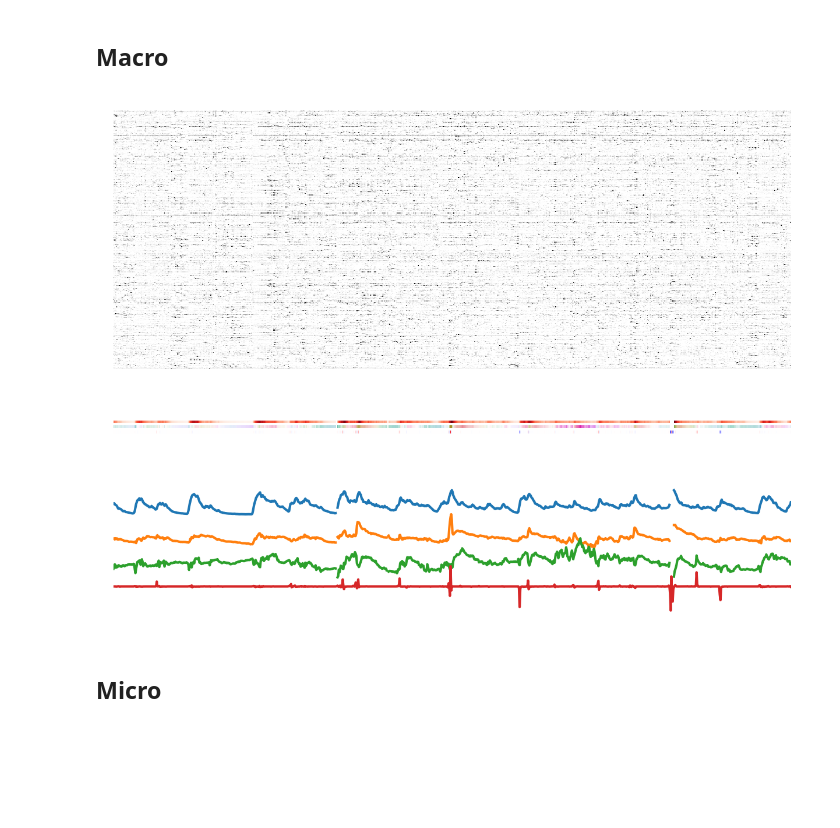
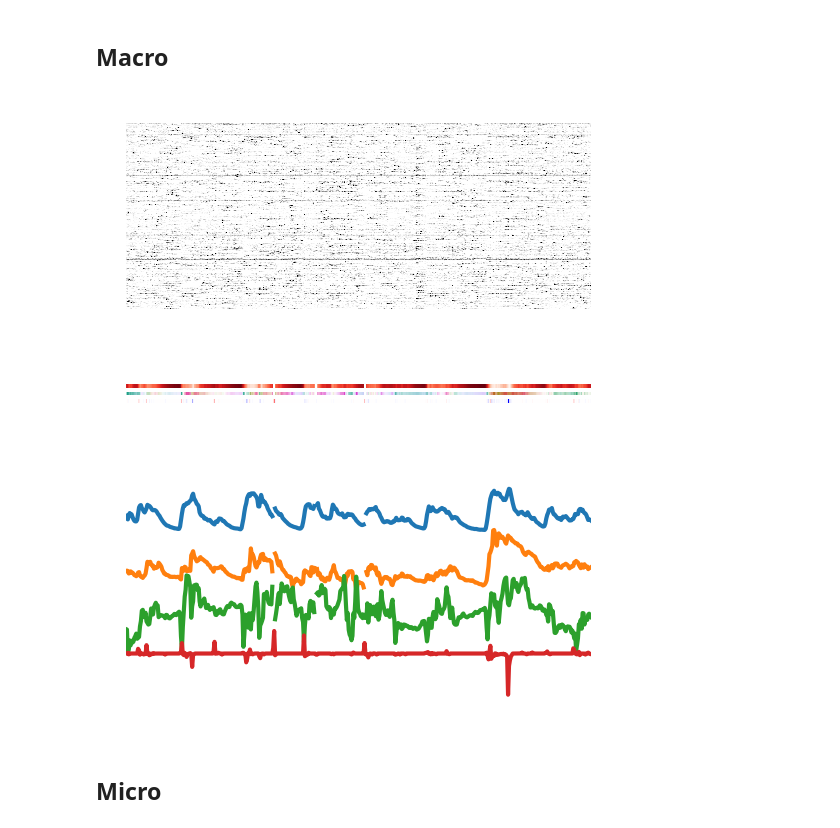
Before and after one commit to cajal/static_v1_data_release, a Jupyter notebook: [Figure]aligned_functional_traces.ipynb, the cells around one changed output. Cells and saved outputs as stored; diff of their text form; code cells hidden in the pictures; blank space fills up the shorter version.

```diff
--- a/[Figure]aligned_functional_traces.ipynb
+++ b/[Figure]aligned_functional_traces.ipynb
@@ -43,5 +179,5 @@ At a trial wise display frequency, this is 1050 trials.
 # %%
-displayed_units = 400
+displayed_units = 200
 
 # will fetch random units, in order to display representative traces
 unit_keys = np.random.choice((meso.Activity.Trace & scan_key).fetch('KEY'),displayed_units,replace=False)
@@ -104,9 +240,9 @@ axes[2].plot(trial_ids,mean_tread_amps)
 # %% [markdown]
 ## Macro
 # %%
-first_trial = 2500
+first_trial = 2000
 onset = (stimulus.Trial & scan_key & f'trial_idx = {first_trial}').fetch1('flip_times')[0][0]
-duration = 1050 # in frames
+duration = 500 # in frames
 resample_freq = 1
 
 # choose resample times in stimulus clock at desired resample frequency
@@ -168,14 +304,14 @@ vs = np.stack([np.interp(ori,
 vs[...,-1] = r
 
 # convert pupil radius and treadmill to color mapping
-radius_trace_raster = cm.Reds(radius_trace)
+radius_trace_raster = cm.Reds_r(radius_trace)
 tread_trace_raster = cm.bwr((tread_trace+1)/2)
 
 
 
 
-fig,ax = plt.subplots(figsize=(5,2),dpi=300)
-ax.imshow(display_traces,vmin=0,vmax=1,cmap='binary',interpolation='none')
+fig,ax = plt.subplots(figsize=(2,2),dpi=300)
+ax.imshow(display_traces,vmin=0,vmax=1,cmap='binary',interpolation='nearest')
 for spine in ax.spines.values():
     spine.set_visible(False)
 ax.set_xticks([])
@@ -185,39 +321,39 @@ ax.set_xlim(0,len(resample_times)-1)
 plt.show()
 plt.close()
 
-fig,ax = plt.subplots(figsize=(5,1),dpi=300)
+fig,ax = plt.subplots(figsize=(2,1),dpi=300)
 color_rasters = np.vstack((radius_trace_raster[None,:,:],
                            np.zeros((1,len(resample_times),4)),
                            vs[None,:,:],
                            np.zeros((1,len(resample_times),4)),
                            tread_trace_raster[None,:,:]))
 
 ax.imshow(color_rasters,interpolation='none')
 for spine in ax.spines.values():
     spine.set_visible(False)
 ax.set_xticks([])
 ax.set_yticks([])
 ax.set_xlim(0,len(resample_times)-1)
 ax.set_aspect(4)
 plt.show()
 plt.close()
 
-fig,ax = plt.subplots(figsize=(5,1),dpi=300)
+fig,ax = plt.subplots(figsize=(2,1),dpi=300)
 for i,(trace,label) in enumerate(zip((radius_trace,pupil_x_trace,pupil_y_trace,tread_trace),
                                      ('radius','pupil_x','pupil_y','tread_vel'))):
     ax.plot(np.arange(len(resample_times)),trace-i,label=label,lw=1)
 for spine in ax.spines.values():
     spine.set_visible(False)
 ax.set_xlim(0,len(resample_times)-1)
 ax.set_xticks([])
 ax.set_yticks([])
 # ax.set_aspect('equal')
 plt.show()
 plt.close()
 # %% [output]
-[figure, old version]
+[figure, new version]
-[figure, old version]
+[figure, new version]
-[figure, old version]
+[figure, new version]
 # %% [markdown]
 ## Micro
 # %%
```
Also changed, not shown: parts of 11 cells of this notebook, 14 other files.
